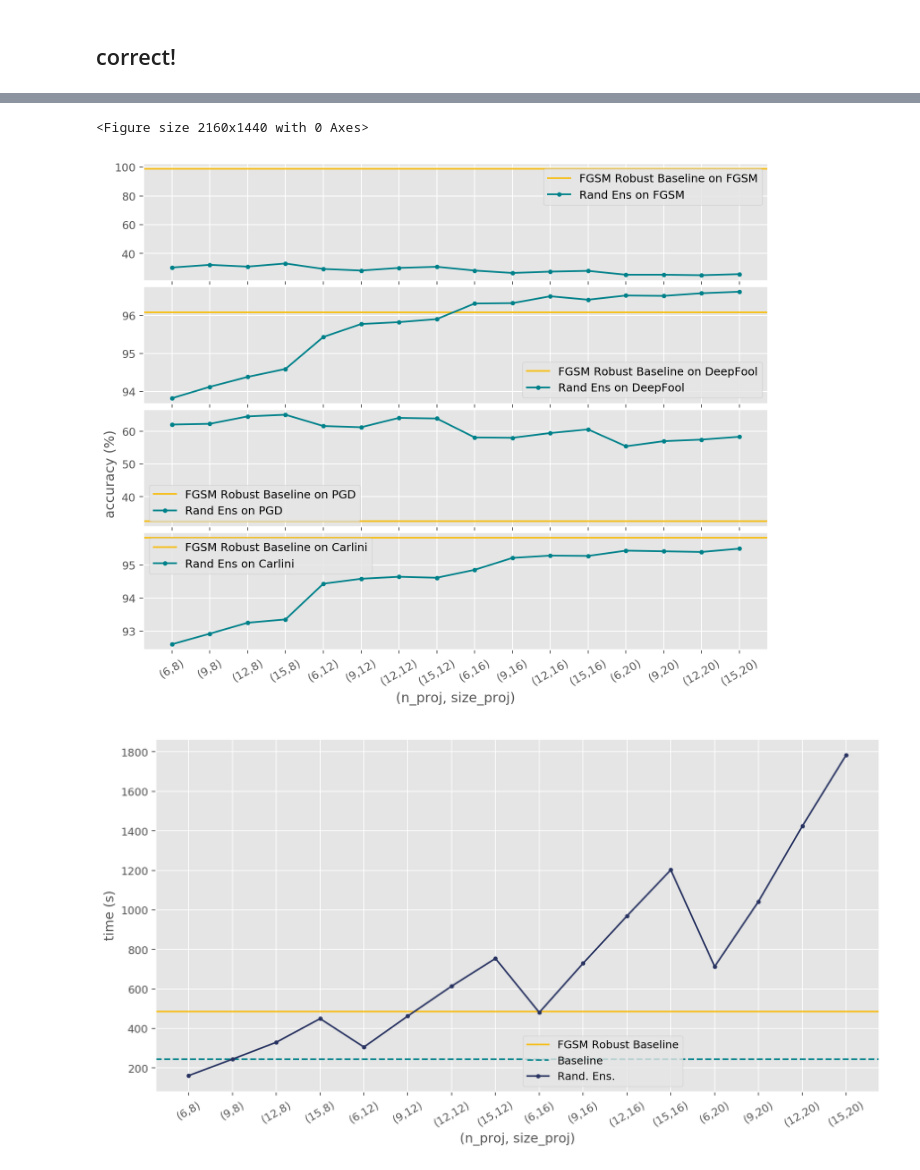
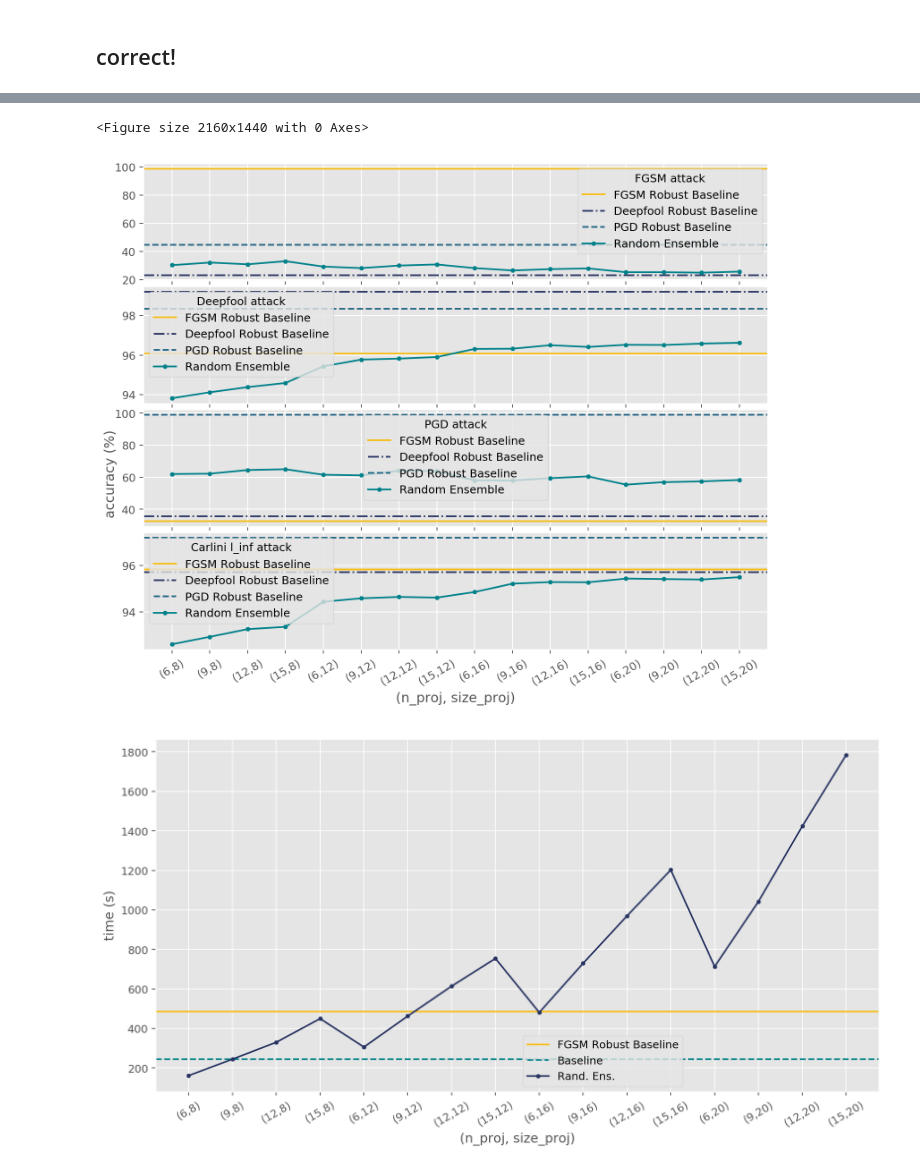
Before and after one commit to ginevracoal/adversarial_examples, a Jupyter notebook: notebooks/plots.ipynb, the cells around one changed output, grey strips where cells are left out. Cells and saved outputs as stored; diff of their text form; code cells hidden in the pictures.

Commit message:
new tests + updated plots

```diff
--- a/notebooks/plots.ipynb
+++ b/notebooks/plots.ipynb
@@ -133,46 +130,52 @@ plt.show()
 # %%
 # random ensemble accuracy vs evaluation set
 
 xlab = ["(6,8)","(9,8)","(12,8)","(15,8)",
         "(6,12)","(9,12)","(12,12)","(15,12)",
         "(6,16)","(9,16)","(12,16)","(15,16)",
         "(6,20)","(9,20)","(12,20)","(15,20)",]
 x = range(16)
 
 figure(num=None, figsize=(12, 8), dpi=180, facecolor='w', edgecolor='k')
 
 fig, (ax1, ax2, ax3, ax4) = plt.subplots(nrows=4, ncols=1, sharex=True, figsize=(10, 8), dpi=180)
 plt.ylabel('accuracy (%)', position=(0.5,1.5))
 plt.xlabel('(n_proj, size_proj)')
 plt.xticks(x, xlab, rotation=30)
 fig.subplots_adjust(hspace=0.05)
 
 #ax1.axhline(y=baseline_fgsm, color="#293462", label='Baseline on FGSM', ls="dashed", linewidth=1)
-ax1.axhline(y=baseline_robust_fgsm, color="#f7be16", label='FGSM Robust Baseline on FGSM')
-ax1.plot(x,random_fgsm,color="#00818a",label='Rand Ens on FGSM', marker=".")
-ax1.legend(loc='best')
-#ax1.set_yscale('log')
-#ax1.yaxis.set_major_formatter(matplotlib.ticker.ScalarFormatter())
+ax1.axhline(y=fgsm_robust_baseline[1], color="#f7be16", label='FGSM Robust Baseline')
+ax1.axhline(y=deepfool_robust_baseline[1], color="#293462", label='Deepfool Robust Baseline', ls="-.")
+ax1.axhline(y=pgd_robust_baseline[1], color="#216583", label='PGD Robust Baseline', ls="--")
+ax1.plot(x,random_fgsm,color="#00818a",label='Random Ensemble', marker=".")
+ax1.legend(loc='best', title="FGSM attack")
+
+#ax3.axhline(y=baseline_pgd, color="#293462",label='Baseline on PGD',  ls="dashed", linewidth=1)
+ax3.axhline(y=fgsm_robust_baseline[2], color="#f7be16",label='FGSM Robust Baseline')
+ax3.axhline(y=deepfool_robust_baseline[2], color="#293462", label='Deepfool Robust Baseline', ls="-.")
+ax3.axhline(y=pgd_robust_baseline[2], color="#216583", label='PGD Robust Baseline', ls="--")
+ax3.plot(x,random_pgd,color="#00818a",label='Random Ensemble', marker=".")
+ax3.legend(loc='best', title="PGD attack")#,bbox_to_anchor=(0.65, 0.5, 0.5, 0.5))
 
 #ax2.axhline(y=baseline_deepf, color="#293462",label='Baseline on DeepFool',  ls="dashed", linewidth=1)
-ax2.axhline(y=baseline_robust_deepf, color="#f7be16",label='FGSM Robust Baseline on DeepFool')
-ax2.plot(x,random_deepf,color="#00818a",label='Rand Ens on DeepFool', marker=".")
-ax2.legend(loc='best')#,bbox_to_anchor=(0.65, 0.5, 0.5, 0.5))
-
-#ax3.axhline(y=baseline_pgd, color="#293462",label='Baseline on PGD',  ls="dashed", linewidth=1)
-ax3.axhline(y=baseline_robust_pgd, color="#f7be16",label='FGSM Robust Baseline on PGD')
-ax3.plot(x,random_pgd,color="#00818a",label='Rand Ens on PGD', marker=".")
-ax3.legend(loc='best')#,bbox_to_anchor=(0.65, 0.5, 0.5, 0.5))
+ax2.axhline(y=fgsm_robust_baseline[3], color="#f7be16",label='FGSM Robust Baseline')
+ax2.axhline(y=deepfool_robust_baseline[3], color="#293462", label='Deepfool Robust Baseline', ls="-.")
+ax2.axhline(y=pgd_robust_baseline[3], color="#216583", label='PGD Robust Baseline', ls="--")
+ax2.plot(x,random_deepf,color="#00818a",label='Random Ensemble', marker=".")
+ax2.legend(loc='best', title="Deepfool attack")#,bbox_to_anchor=(0.65, 0.5, 0.5, 0.5))
 
 #ax4.axhline(y=baseline_carlini_linf, color="#293462",label='Baseline on Carlini',  ls="dashed", linewidth=1)
-ax4.axhline(y=baseline_robust_carlini_linf, color="#f7be16",label='FGSM Robust Baseline on Carlini')
-ax4.plot(x,random_carlini_linf,color="#00818a",label='Rand Ens on Carlini', marker=".")
-ax4.legend(loc='best')#,bbox_to_anchor=(0.65, 0., 0.5, 0.5))
+ax4.axhline(y=fgsm_robust_baseline[4], color="#f7be16",label='FGSM Robust Baseline')
+ax4.axhline(y=deepfool_robust_baseline[4], color="#293462", label='Deepfool Robust Baseline', ls="-.")
+ax4.axhline(y=pgd_robust_baseline[4], color="#216583", label='PGD Robust Baseline', ls="--")
+ax4.plot(x,random_carlini_linf,color="#00818a",label='Random Ensemble', marker=".")
+ax4.legend(loc='best', title="Carlini l_inf attack")#,bbox_to_anchor=(0.65, 0., 0.5, 0.5))
 
 fig.show()
 # %% [output]
 <Figure size 2160x1440 with 0 Axes>
-[figure, old version]
+[figure, new version]
 # %%
 # data
 baseline_fgsm = 24.17
```
Also changed, not shown: parts of 2 cells of this notebook, 34 other files.
